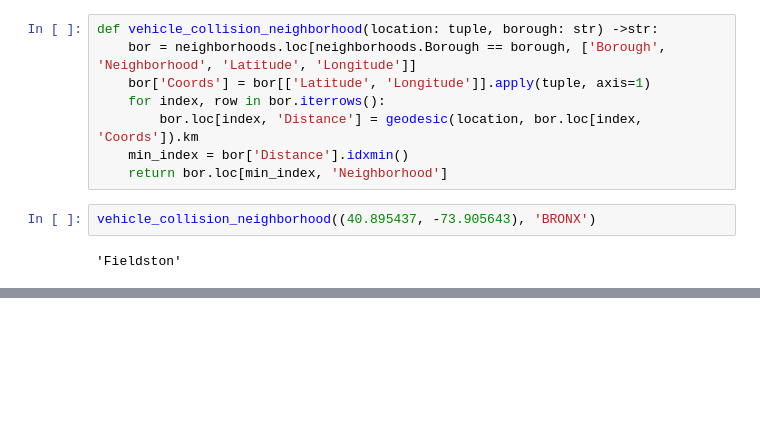
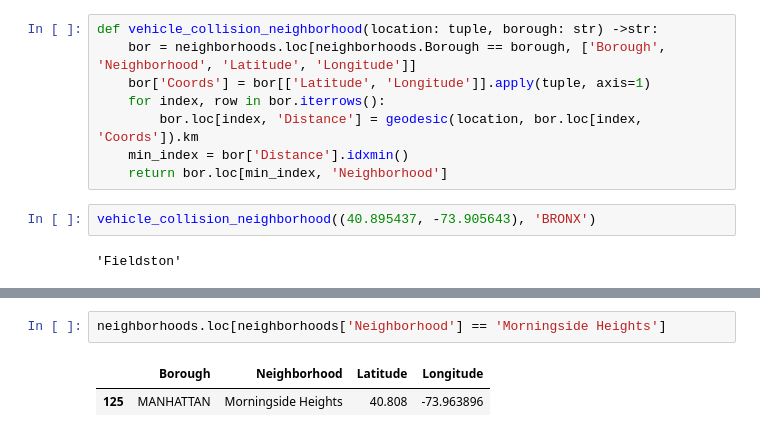
Before and after one commit to Dh0le/2022Spring_Finals, a Jupyter notebook: IS597 Final Project.ipynb, the cells around one changed output, grey strips where cells are left out. Drawn from its saved outputs; the diff is of its cells as text; blank space fills up the shorter version.

```diff
--- a/IS597 Final Project.ipynb
+++ b/IS597 Final Project.ipynb
@@ -288,0 +413,5 @@ vehicle_collision_neighborhood((40.895437, -73.905643), 'BRONX')
+# %%
+neighborhoods.loc[neighborhoods['Neighborhood'] == 'Morningside Heights']
+# %% [output]
+|  | Borough | Neighborhood | Latitude | Longitude |
+| 125 | MANHATTAN | Morningside Heights | 40.808 | -73.963896 |
```
Also changed, not shown: parts of 25 cells of this notebook, 3 other files.
